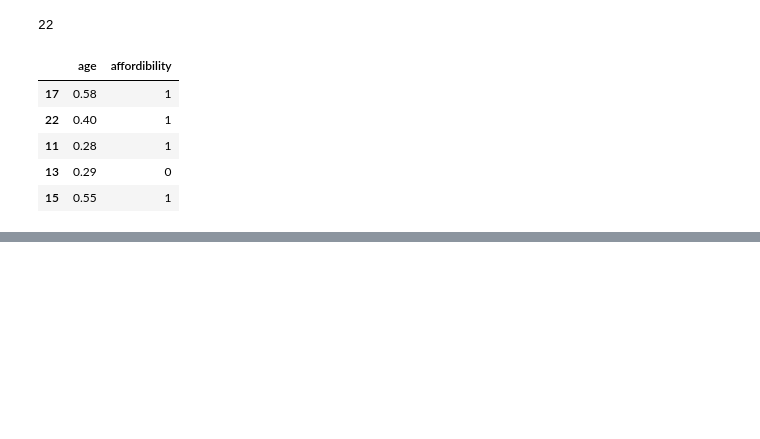
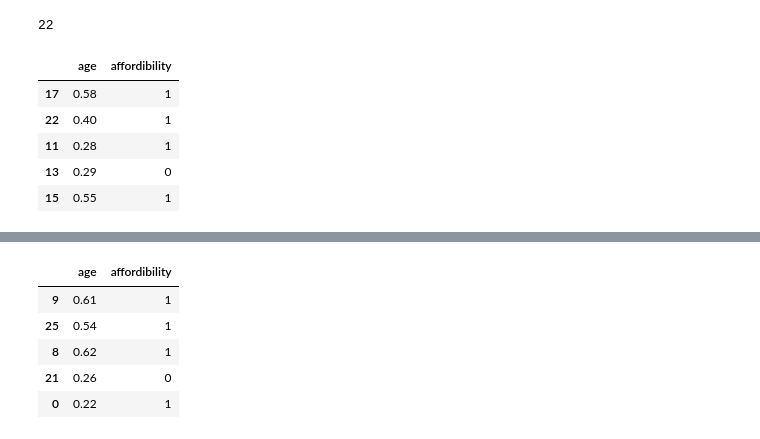
Before and after one commit to VictorAbhi/ml_learning, a Jupyter notebook: ml/machine learning/hands-on-ml/gradient_descent.ipynb, the cells around one changed output, grey strips where cells are left out. Drawn from its saved outputs; the diff is of its cells as text; code cells hidden in the pictures; blank space fills up the shorter version.

```diff
--- a/ml/machine learning/hands-on-ml/gradient_descent.ipynb
+++ b/ml/machine learning/hands-on-ml/gradient_descent.ipynb
@@ -47,0 +56,9 @@ model.compile(optimizer='adam', loss='binary_crossentropy', metrics=['accuracy']
+# %%
+x_test_scaled.head()
+# %% [output]
+|  | age | affordibility |
+| 9 | 0.61 | 1 |
+| 25 | 0.54 | 1 |
+| 8 | 0.62 | 1 |
+| 21 | 0.26 | 0 |
+| 0 | 0.22 | 1 |
```
Also changed, not shown: parts of 17 cells of this notebook.
